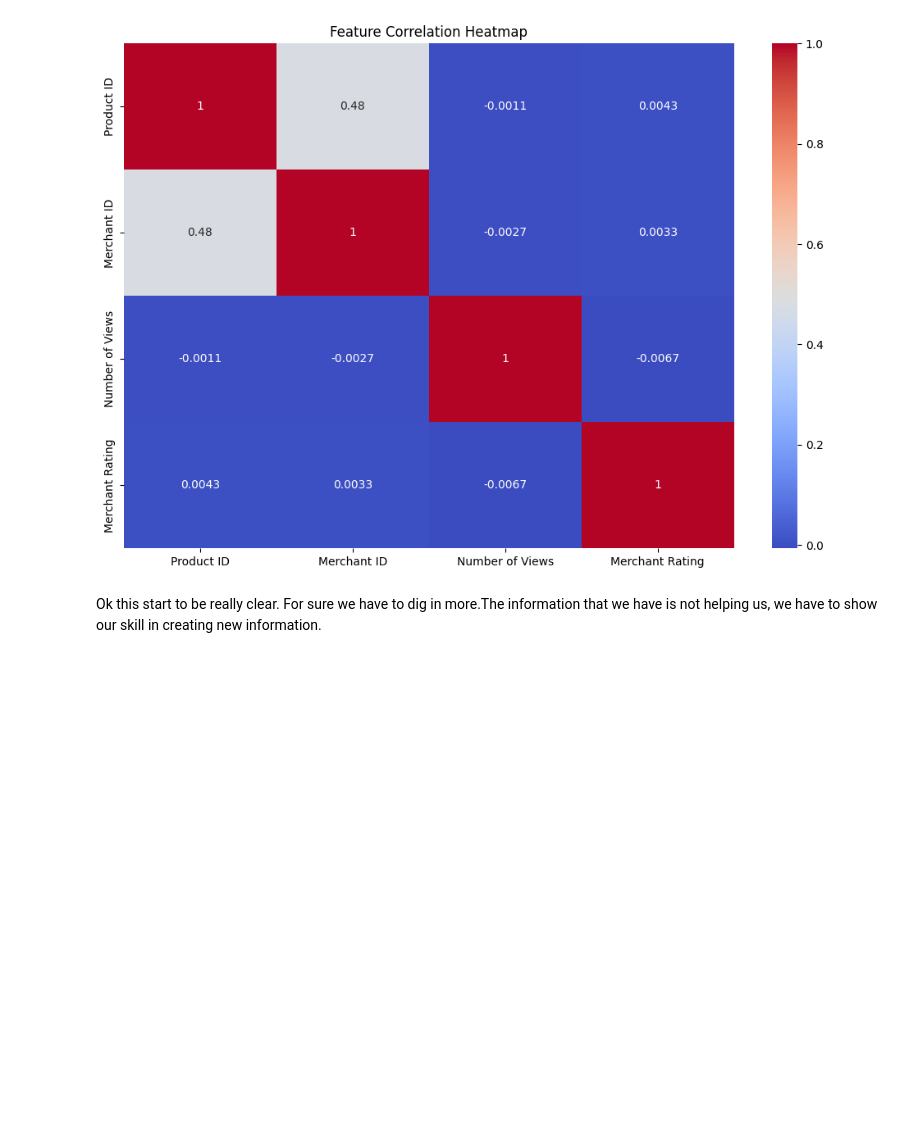
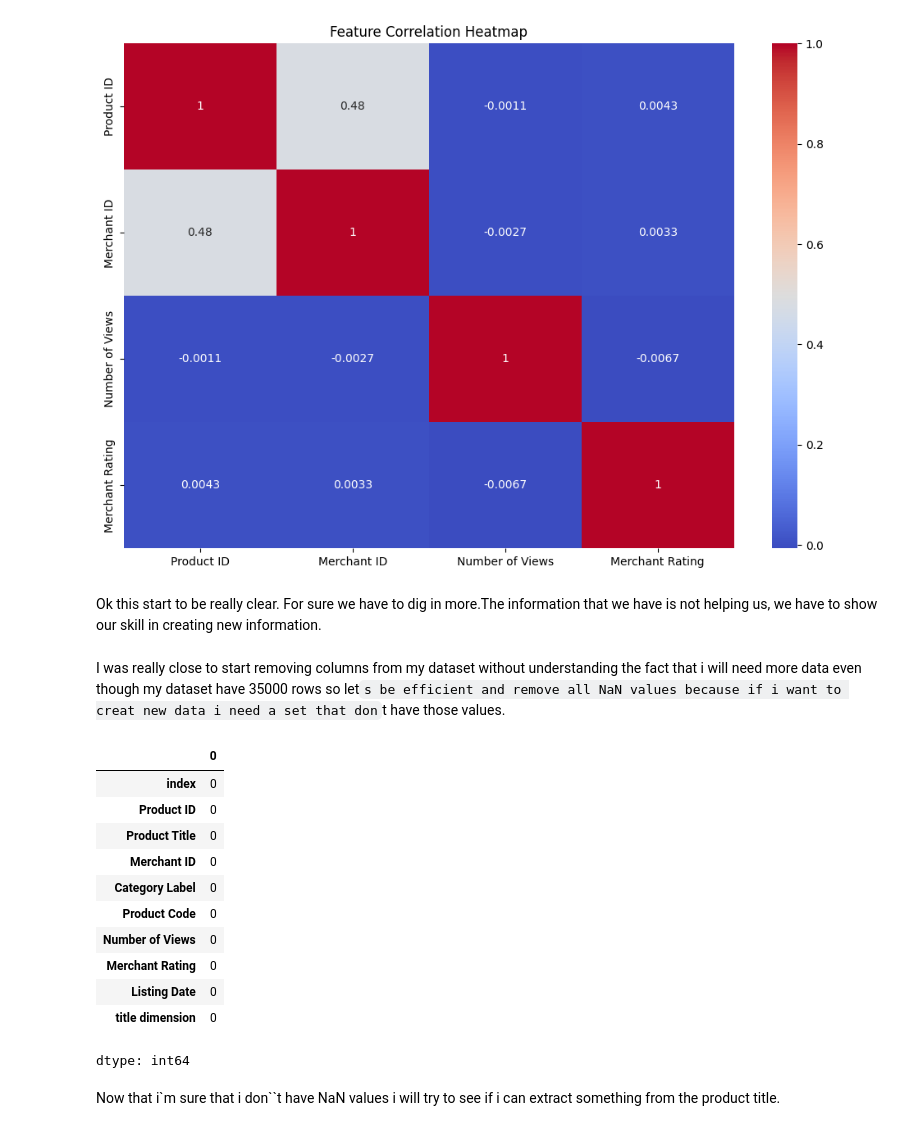
Before and after one commit to StefanRaduMaris/AI-model-product_classifier, a Jupyter notebook: notebook/product_classifier.ipynb, the cells around one changed output. Saved outputs shown, nothing was run; the diff lists cells and outputs as text; code cells hidden in the pictures; blank space fills up the shorter version.

```diff
--- a/notebook/product_classifier.ipynb
+++ b/notebook/product_classifier.ipynb
@@ -348,3 +348,23 @@ plt.show()
 [figure]
 # %% [markdown]
 Ok this start to be really clear. For sure we have to dig in more.The information that we have is not helping us, we have to show our skill in creating new information.
+# %% [markdown]
+I was really close to start removing columns from my dataset without understanding the fact that i will need more data even though my dataset have 35000 rows so let`s be efficient and remove all NaN values because if i want to creat new data i need a set that don`t have those values.
+# %%
+df = df.dropna().reset_index()
+df.isna().sum()
+# %% [output]
+|  | 0 |
+| index | 0 |
+| Product ID | 0 |
+| Product Title | 0 |
+| Merchant ID | 0 |
+| Category Label | 0 |
+| Product Code | 0 |
+| Number of Views | 0 |
+| Merchant Rating | 0 |
+| Listing Date | 0 |
+| title dimension | 0 |
+dtype: int64
+# %% [markdown]
+Now that i`m sure that i don``t have NaN values i will try to see if i can extract something from the product title.
```
Also changed, not shown: parts of 2 cells of this notebook.
